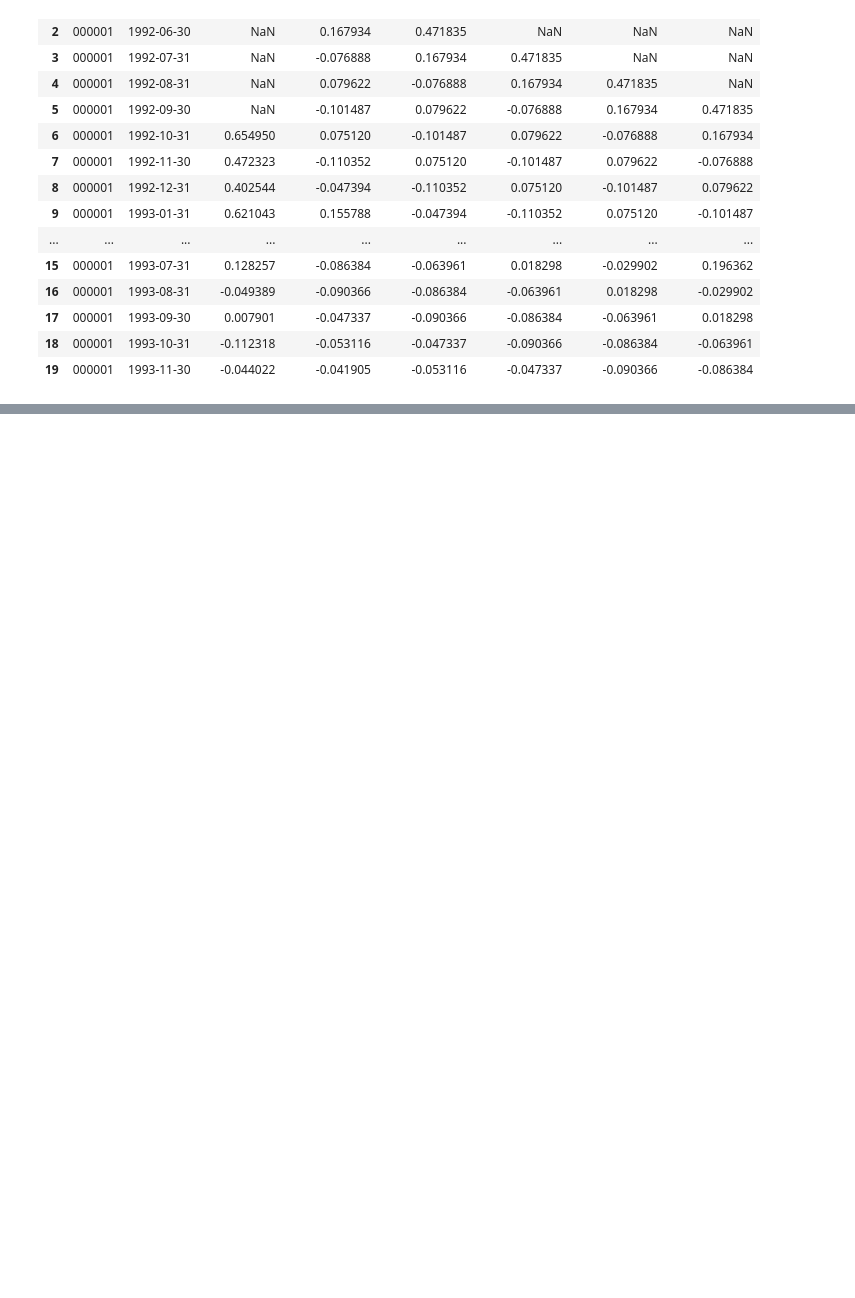
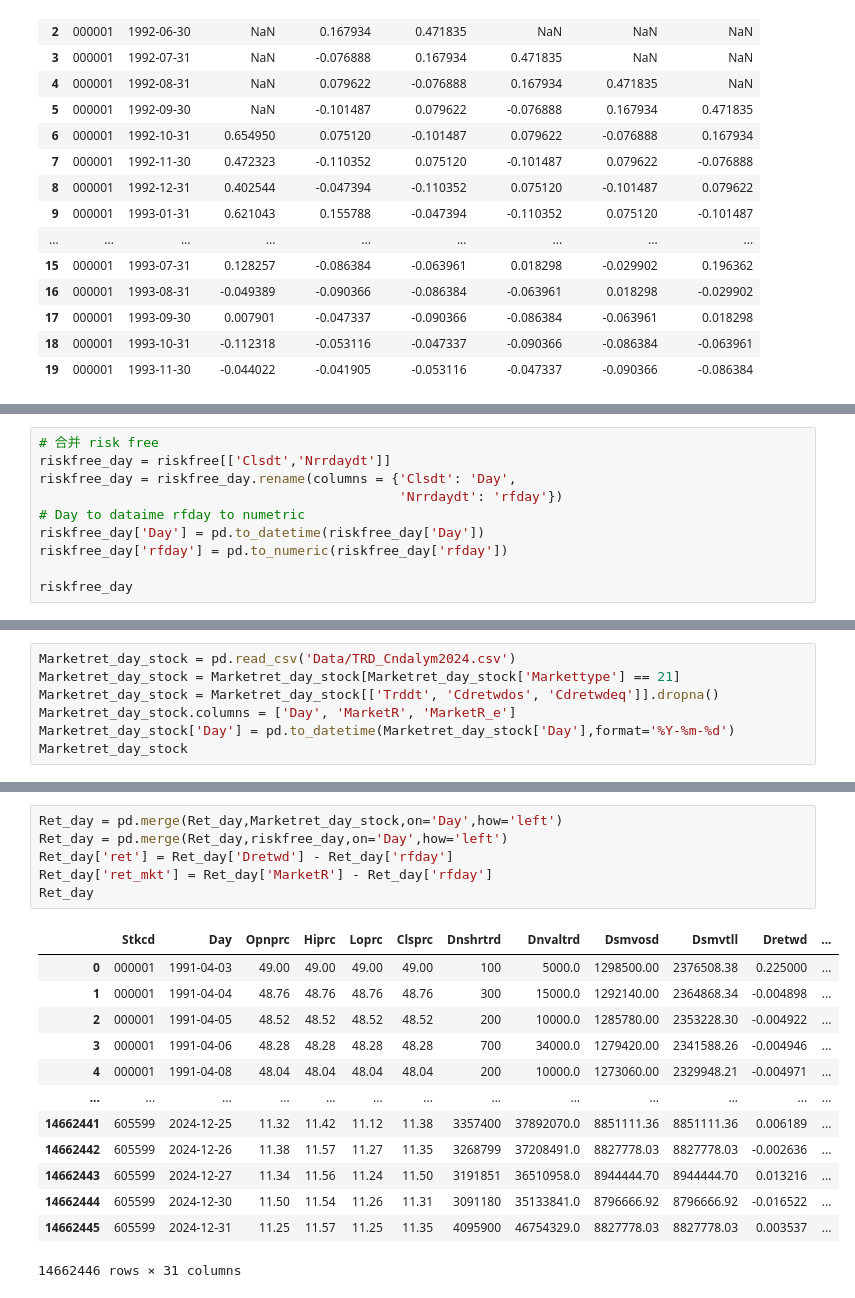
Before and after one commit to chenghang1989/Asset-Pricing-Homework, a Jupyter notebook: Homework 2 Anomaly.ipynb, the cells around one changed output, grey strips where cells are left out. Saved outputs shown, nothing was run; the diff lists cells and outputs as text; blank space fills up the shorter version.

```diff
--- a/Homework 2 Anomaly.ipynb
+++ b/Homework 2 Anomaly.ipynb
@@ -856,0 +920,10 @@ Newey-West t统计量: -0.1892
+# %%
+# 合并 risk free
+riskfree_day = riskfree[['Clsdt','Nrrdaydt']]
+riskfree_day = riskfree_day.rename(columns = {'Clsdt': 'Day',
+                                              'Nrrdaydt': 'rfday'})
+# Day to dataime rfday to numetric
+riskfree_day['Day'] = pd.to_datetime(riskfree_day['Day'])
+riskfree_day['rfday'] = pd.to_numeric(riskfree_day['rfday'])
+
+riskfree_day
@@ -856,0 +944,7 @@ Newey-West t统计量: -0.1892
+# %%
+Marketret_day_stock = pd.read_csv('Data/TRD_Cndalym2024.csv')
+Marketret_day_stock = Marketret_day_stock[Marketret_day_stock['Markettype'] == 21]
+Marketret_day_stock = Marketret_day_stock[['Trddt', 'Cdretwdos', 'Cdretwdeq']].dropna()
+Marketret_day_stock.columns = ['Day', 'MarketR', 'MarketR_e']
+Marketret_day_stock['Day'] = pd.to_datetime(Marketret_day_stock['Day'],format='%Y-%m-%d')
+Marketret_day_stock
@@ -856,0 +965,20 @@ Newey-West t统计量: -0.1892
+# %%
+Ret_day = pd.merge(Ret_day,Marketret_day_stock,on='Day',how='left')
+Ret_day = pd.merge(Ret_day,riskfree_day,on='Day',how='left')
+Ret_day['ret'] = Ret_day['Dretwd'] - Ret_day['rfday']
+Ret_day['ret_mkt'] = Ret_day['MarketR'] - Ret_day['rfday']
+Ret_day
+# %% [output]
+|  | Stkcd | Day | Opnprc | Hiprc | Loprc | Clsprc | Dnshrtrd | Dnvaltrd | Dsmvosd | Dsmvtll | Dretwd | ... |
+| 0 | 000001 | 1991-04-03 | 49.00 | 49.00 | 49.00 | 49.00 | 100 | 5000.0 | 1298500.00 | 2376508.38 | 0.225000 | ... |
+| 1 | 000001 | 1991-04-04 | 48.76 | 48.76 | 48.76 | 48.76 | 300 | 15000.0 | 1292140.00 | 2364868.34 | -0.004898 | ... |
+| 2 | 000001 | 1991-04-05 | 48.52 | 48.52 | 48.52 | 48.52 | 200 | 10000.0 | 1285780.00 | 2353228.30 | -0.004922 | ... |
+| 3 | 000001 | 1991-04-06 | 48.28 | 48.28 | 48.28 | 48.28 | 700 | 34000.0 | 1279420.00 | 2341588.26 | -0.004946 | ... |
+| 4 | 000001 | 1991-04-08 | 48.04 | 48.04 | 48.04 | 48.04 | 200 | 10000.0 | 1273060.00 | 2329948.21 | -0.004971 | ... |
+| ... | ... | ... | ... | ... | ... | ... | ... | ... | ... | ... | ... | ... |
+| 14662441 | 605599 | 2024-12-25 | 11.32 | 11.42 | 11.12 | 11.38 | 3357400 | 37892070.0 | 8851111.36 | 8851111.36 | 0.006189 | ... |
+| 14662442 | 605599 | 2024-12-26 | 11.38 | 11.57 | 11.27 | 11.35 | 3268799 | 37208491.0 | 8827778.03 | 8827778.03 | -0.002636 | ... |
+| 14662443 | 605599 | 2024-12-27 | 11.34 | 11.56 | 11.24 | 11.50 | 3191851 | 36510958.0 | 8944444.70 | 8944444.70 | 0.013216 | ... |
+| 14662444 | 605599 | 2024-12-30 | 11.50 | 11.54 | 11.26 | 11.31 | 3091180 | 35133841.0 | 8796666.92 | 8796666.92 | -0.016522 | ... |
+| 14662445 | 605599 | 2024-12-31 | 11.25 | 11.57 | 11.25 | 11.35 | 4095900 | 46754329.0 | 8827778.03 | 8827778.03 | 0.003537 | ... |
+14662446 rows × 31 columns
```
Also changed, not shown: parts of 16 cells of this notebook.
